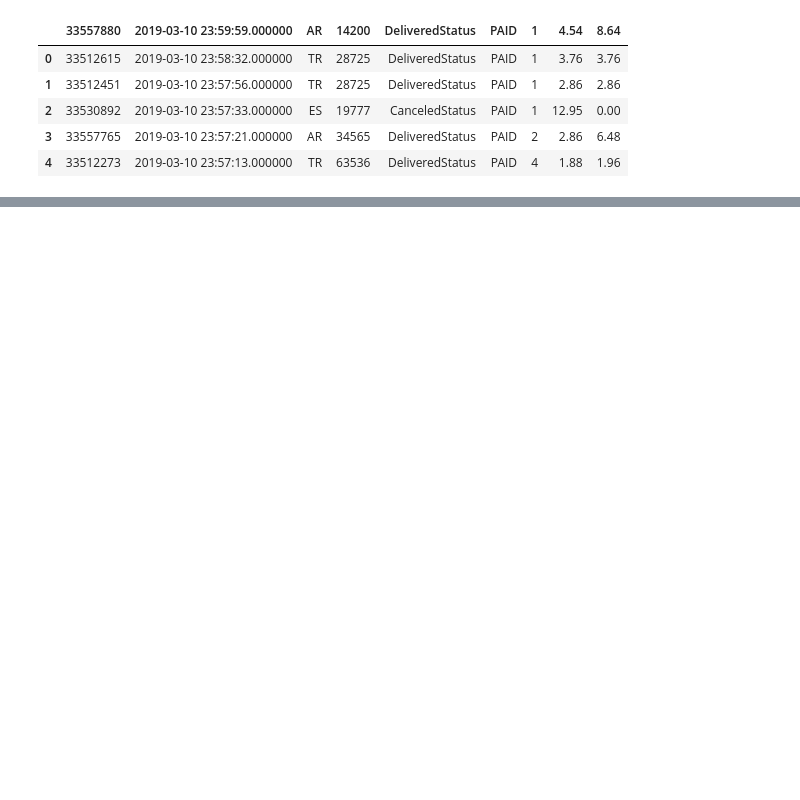
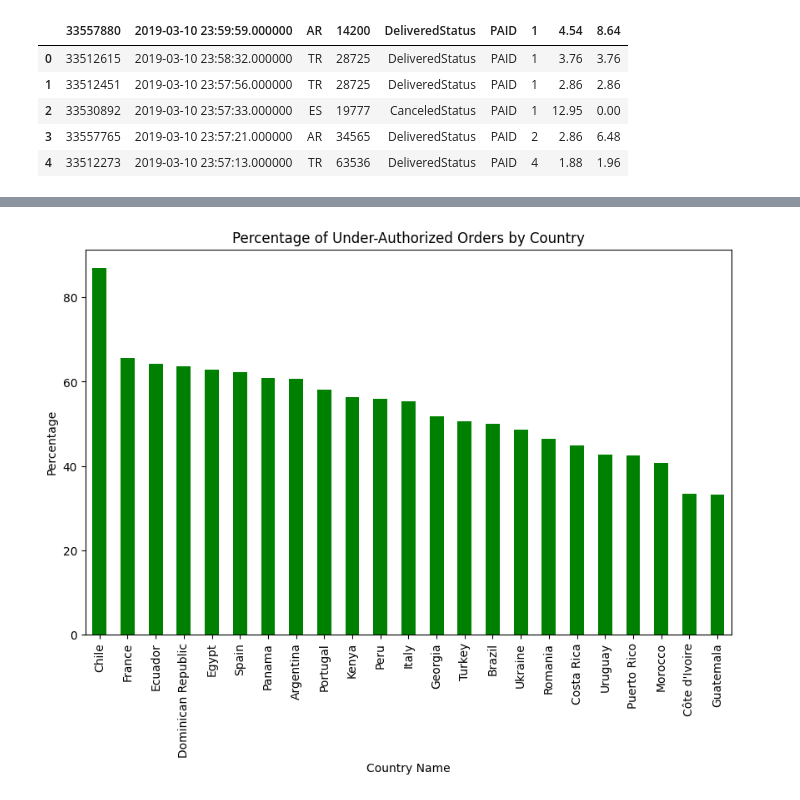
Before and after one commit to ToniDaCosta/ela, a Jupyter notebook: Toni.ipynb, the cells around one changed output, grey strips where cells are left out. Cells and saved outputs as stored; diff of their text form; code cells hidden in the pictures; blank space fills up the shorter version.

```diff
--- a/Toni.ipynb
+++ b/Toni.ipynb
@@ -17,0 +61,3 @@ orders.head()
+# %%
+new_orders["incremetal"] = new_orders.apply(lambda row: incremental(row["products_total"], row["purchase_total_price"]), axis=1)
+new_orders
@@ -17,0 +84,28 @@ orders.head()
+# %%
+country_code_mapping = {
+    'TR': 'Turkey',
+    'ES': 'Spain',
+    'AR': 'Argentina',
+    'EG': 'Egypt',
+    'RO': 'Romania',
+    'FR': 'France',
+    'PA': 'Panama',
+    'PE': 'Peru',
+    'IT': 'Italy',
+    'GT': 'Guatemala',
+    'MA': 'Morocco',
+    'EC': 'Ecuador',
+    'PT': 'Portugal',
+    'CL': 'Chile',
+    'GE': 'Georgia',
+    'UA': 'Ukraine',
+    'CR': 'Costa Rica',
+    'UY': 'Uruguay',
+    'DO': 'Dominican Republic',
+    'PR': 'Puerto Rico',
+    'KE': 'Kenya',
+    'CI': 'Côte d\'Ivoire',
+    'BR': 'Brazil'
+}
+
+new_orders['country_name'] = new_orders['country_code'].map(country_code_mapping)
@@ -17,0 +117,16 @@ orders.head()
+# %%
+new_orders['authorized'] = 'Correctly Authorized'
+new_orders.loc[new_orders['products_total'] < new_orders['purchase_total_price'], 'authorized'] = 'Under-Authorized'
+
+country_authorization_percentage = new_orders.groupby('country_name')['authorized'].value_counts(normalize=True).unstack(fill_value=0) * 100
+
+sorted_country_authorization = country_authorization_percentage.sort_values(by='Under-Authorized', ascending=False)
+
+plt.figure(figsize=(10, 6))
+sorted_country_authorization['Under-Authorized'].plot(kind='bar', color='green')
+plt.title('Percentage of Under-Authorized Orders by Country')
+plt.xlabel('Country Name')
+plt.ylabel('Percentage')
+plt.show()
+# %% [output]
+[figure, added]
```
Also changed, not shown: parts of 20 cells of this notebook, 1 other file.
